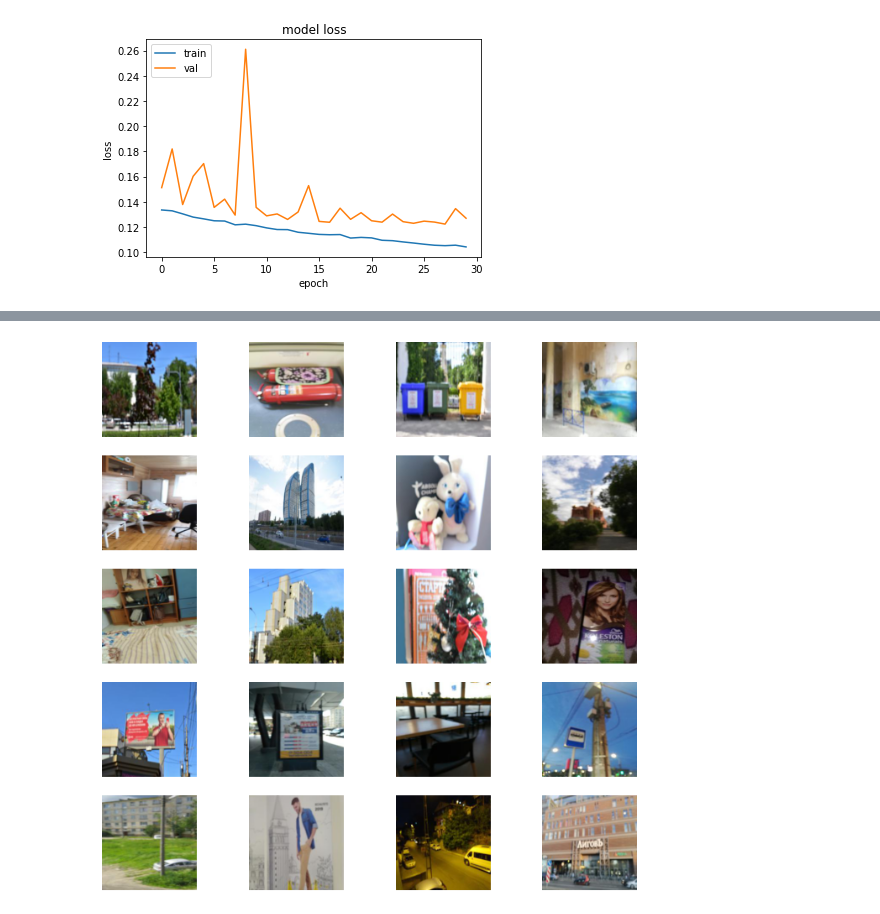
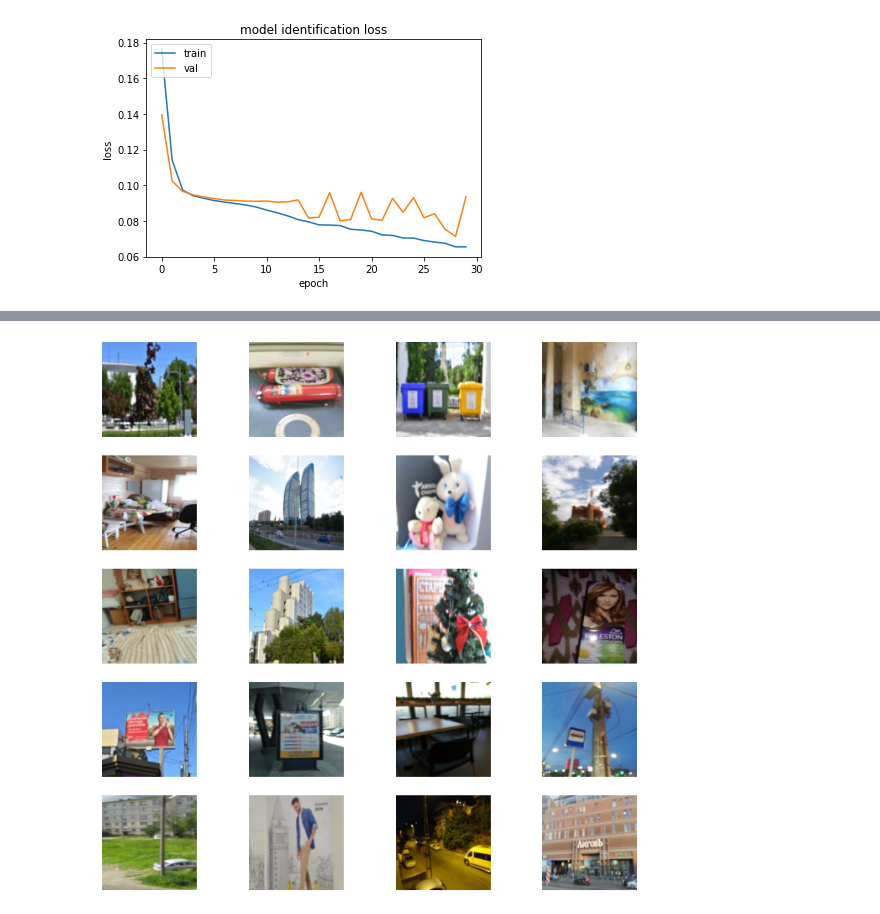
Before and after one commit to MasoudMoeini/Google-Street-View-Images-Blur-Detection, a Jupyter notebook: NewNet.ipynb, the cells around one changed output, grey strips where cells are left out. Saved outputs shown, nothing was run; the diff lists cells and outputs as text; code cells hidden in the pictures.

```diff
--- a/NewNet.ipynb
+++ b/NewNet.ipynb
@@ -97,5 +111,4 @@ def convolutional_block(X, f, filters, stage, block, s=2):
 # %%
-dX=[]
 def ResNet50():
     #X_input = keras.Input(shape=input_shape)
     X_input = layers.Input(shape=(224, 224, 3))
@@ -131,9 +144,10 @@ def ResNet50():
     X = Flatten()(X)
     X = Dense(256, activation='relu', name='fc1',kernel_initializer=glorot_uniform(seed=0))(X)
     X = Dense(147, activation='relu', name='fc2',kernel_initializer=glorot_uniform(seed=0))(X)
+    output1=decoder_network(X)
     X = Dense(128, activation='relu', name='fc3',kernel_initializer=glorot_uniform(seed=0))(X)
-    output = Dense( 1,activation='sigmoid', name='fc4',kernel_initializer=glorot_uniform(seed=0))(X)
-    model = Model(inputs=X_input, outputs=output , name='ResNet50')
+    output2 = Dense( 1,activation='sigmoid', name='fc4',kernel_initializer=glorot_uniform(seed=0))(X)
+    model = Model(inputs=X_input, outputs=[output1,output2] , name='ResNet50')
     return model
 # %%
 baseModel=ResNet50()
@@ -177,10 +177,12 @@ _________________________________________________________________
 #model = Model(inputs=base_model.input, outputs=headModel)
 #keras.utils.plot_model(model, show_shapes=True)
 # %%
-model.compile(keras.optimizers.Adam(learning_rate=1e-3),
+baseModel.compile(keras.optimizers.Adam(learning_rate=1e-3),
                         loss=tf.keras.losses.MeanSquaredError(),)
 # %%
-x_train = np.load('train.npy')
-y_train = np.load('label.npy')
+class_label=np.zeros(1000)
+x_train = np.load('train-blur-images.npy')
+y_train = np.load('label-images.npy')
 x_train = x_train.astype(np.float32)/ 255.0
-y_train = y_train.astype(np.float32)/ 255.0
+y_train=y_train.astype(np.float32)/ 255.0
+y_train = ( y_train,class_label)
@@ -188,7 +194,7 @@ y_train = y_train.astype(np.float32)/ 255.0
 #model.summary()
 # %%
 ## Optimize
-history = model.fit(x_train,y_train, epochs=30,batch_size=20, validation_split=0.2, shuffle=True)
-model.save('new_model.h5')
+history = baseModel.fit(x_train,[y_train[0],y_train[1]], epochs=30,batch_size=20, validation_split=0.2, shuffle=True)
+baseModel.save('new_model.h5')
 # %% [output]
 Epoch 1/30
@@ -216,10 +222,10 @@ dict_keys(['loss', 'val_loss'])
 # %%
 plt.plot(history.history['loss'])
 plt.plot(history.history['val_loss'])
-plt.title('model loss')
+plt.title('model identification loss')
 plt.ylabel('loss')
 plt.xlabel('epoch')
 plt.legend(['train', 'val'], loc='upper left')
 plt.show()
 # %% [output]
-[figure, old version]
+[figure, new version]
```
Also changed, not shown: parts of 10 cells of this notebook.
